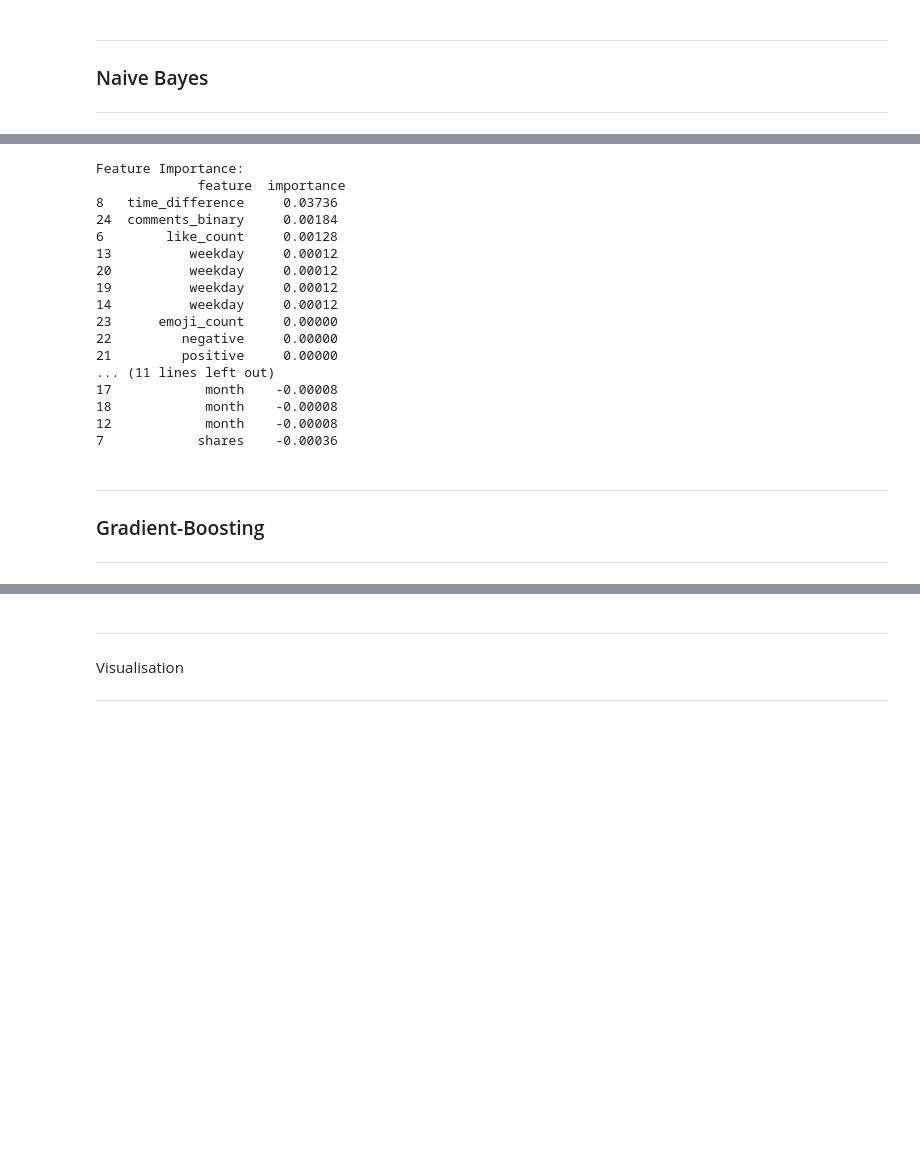
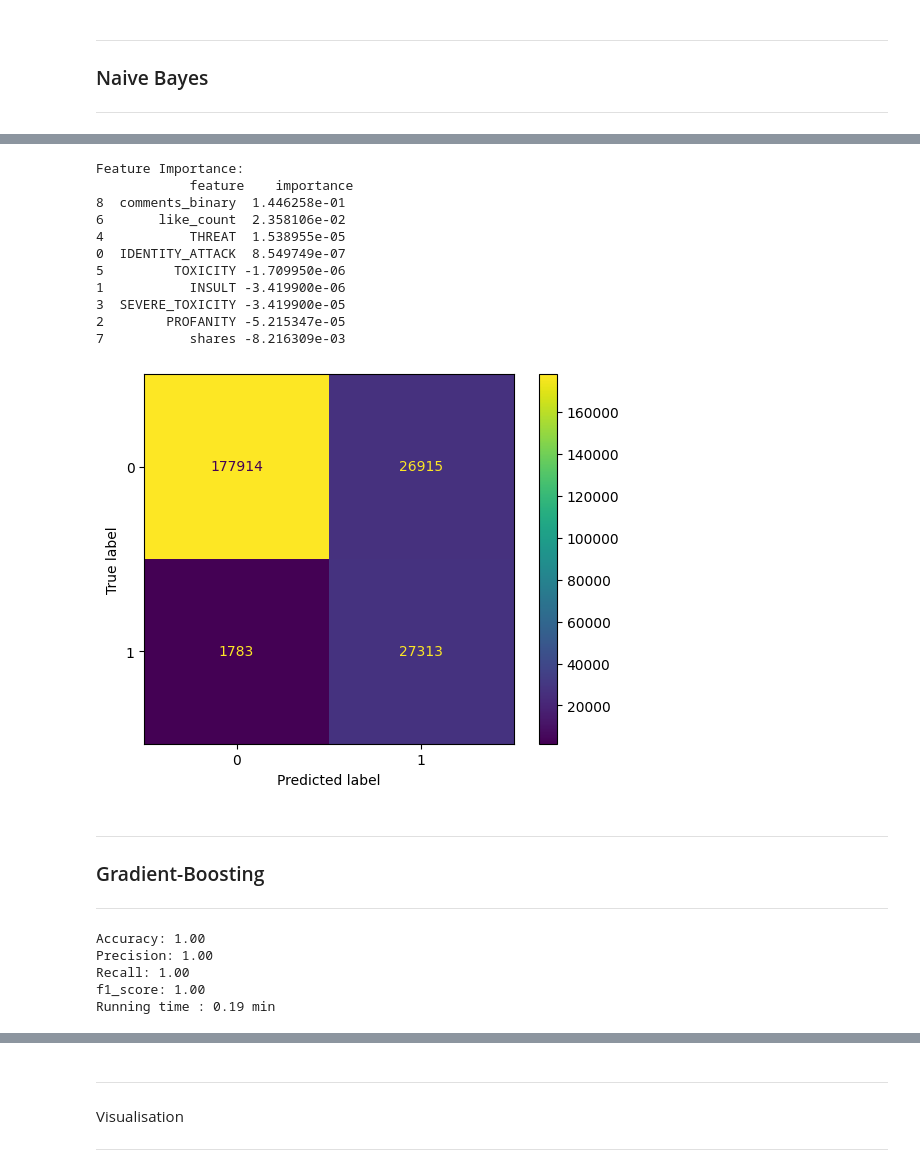
Before and after one commit to caseguin/GLO-7027, a Jupyter notebook: charles_workspace/charles_model.ipynb, the cells around one changed output, grey strips where cells are left out. Drawn from its saved outputs; the diff is of its cells as text; code cells hidden in the pictures; blank space fills up the shorter version.

```diff
--- a/charles_workspace/charles_model.ipynb
+++ b/charles_workspace/charles_model.ipynb
@@ -323,23 +353,21 @@ f1_score: 0.27
 # %%
-featureImportance(classifier, X_train, y_test)
+featureImportance(classifier, X_test, y_test)
 # %% [output]
 Feature Importance:
-             feature  importance
-8   time_difference     0.03736
-24  comments_binary     0.00184
-6        like_count     0.00128
-13          weekday     0.00012
-20          weekday     0.00012
-19          weekday     0.00012
-14          weekday     0.00012
-23      emoji_count     0.00000
-22         negative     0.00000
-21         positive     0.00000
-... (11 lines left out)
-17            month    -0.00008
-18            month    -0.00008
-12            month    -0.00008
-7            shares    -0.00036
+            feature    importance
+8  comments_binary  1.446258e-01
+6       like_count  2.358106e-02
+4           THREAT  1.538955e-05
+0  IDENTITY_ATTACK  8.549749e-07
+5         TOXICITY -1.709950e-06
+1           INSULT -3.419900e-06
+3  SEVERE_TOXICITY -3.419900e-05
+2        PROFANITY -5.215347e-05
+7           shares -8.216309e-03
+# %%
+confusionMatricePlot(y_test, y_prediction)
+# %% [output]
+[figure, added]
 # %% [markdown]
 ***
 ### Gradient-Boosting
@@ -346,0 +390,9 @@ Feature Importance:
+# %%
+modelScore(y_test, y_prediction)
+durationTime(start_time, end_time)
+# %% [output]
+Accuracy: 1.00
+Precision: 1.00
+Recall: 1.00
+f1_score: 1.00
+Running time : 0.19 min
```
Also changed, not shown: parts of 18 cells of this notebook.
